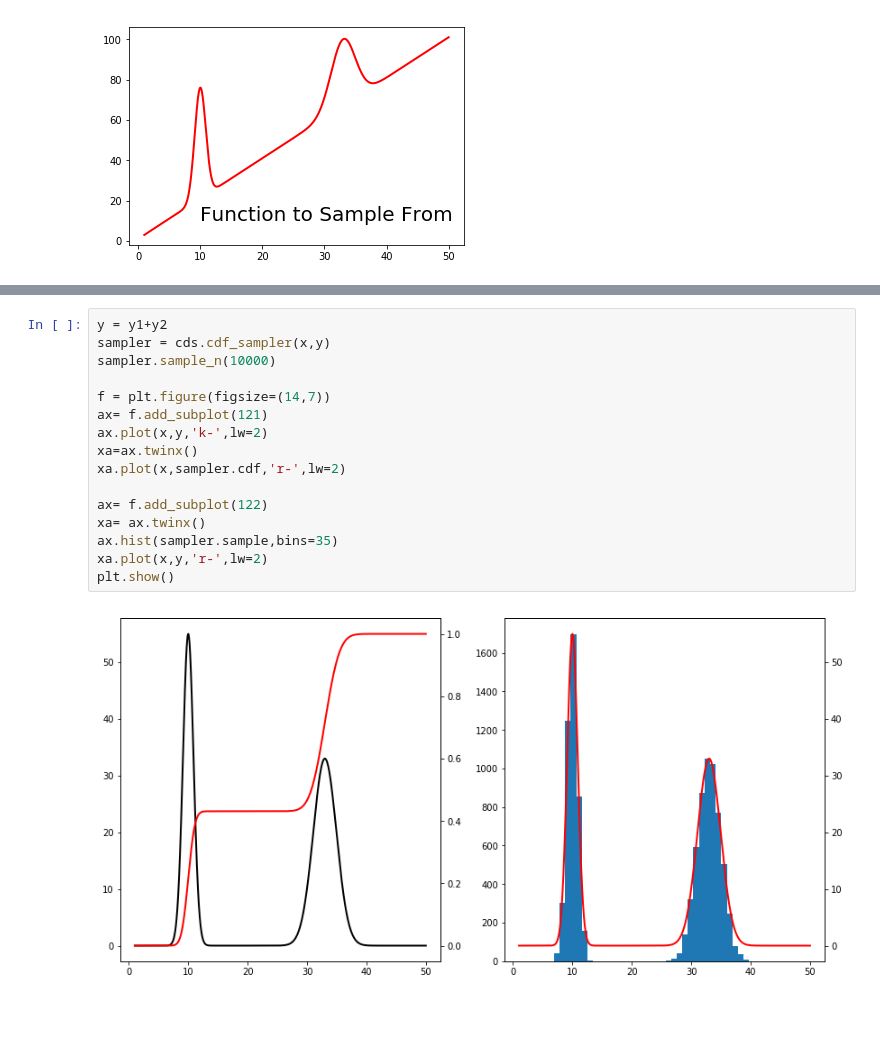
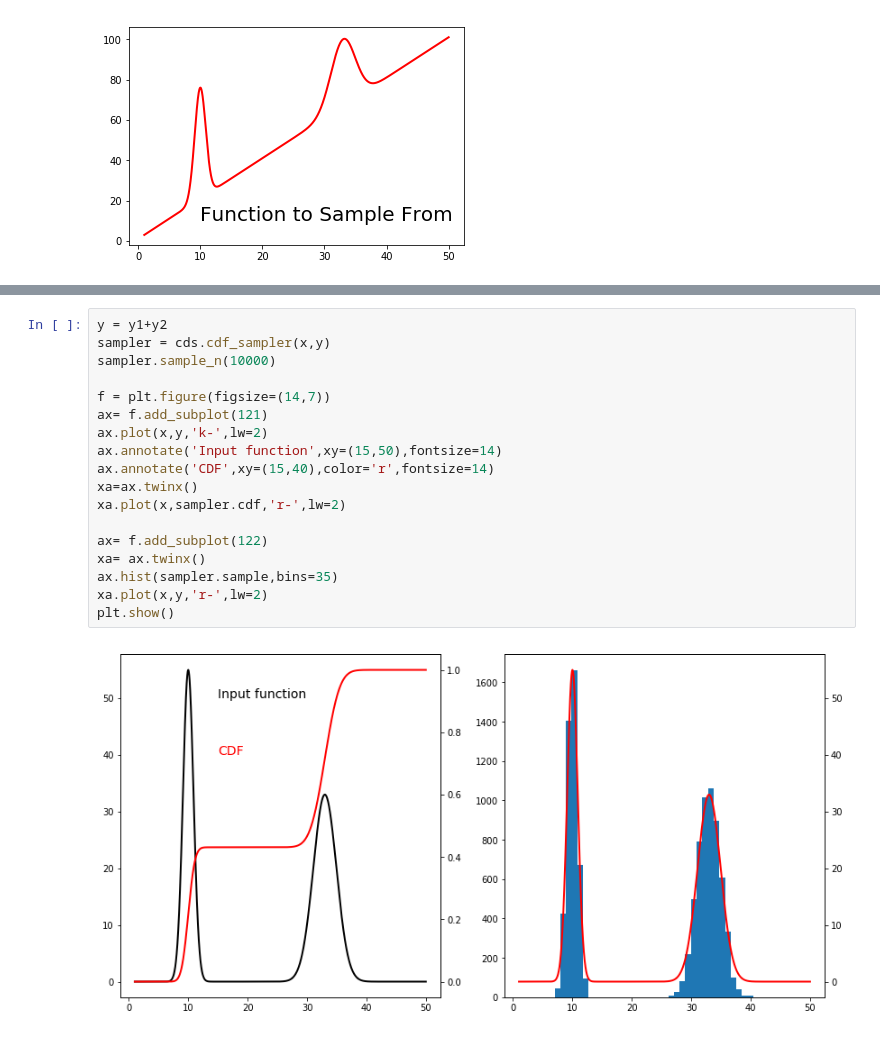
Before and after one commit to robbassett/cdf_sampler, a Jupyter notebook: CDF_sampler_exampples.ipynb, the cells around one changed output, grey strips where cells are left out. Saved outputs shown, nothing was run; the diff lists cells and outputs as text.

```diff
--- a/CDF_sampler_exampples.ipynb
+++ b/CDF_sampler_exampples.ipynb
@@ -48,18 +94,20 @@ plt.show()
 # %%
 y = y1+y2
 sampler = cds.cdf_sampler(x,y)
 sampler.sample_n(10000)
 
 f = plt.figure(figsize=(14,7))
 ax= f.add_subplot(121)
 ax.plot(x,y,'k-',lw=2)
+ax.annotate('Input function',xy=(15,50),fontsize=14)
+ax.annotate('CDF',xy=(15,40),color='r',fontsize=14)
 xa=ax.twinx()
 xa.plot(x,sampler.cdf,'r-',lw=2)
 
 ax= f.add_subplot(122)
 xa= ax.twinx()
 ax.hist(sampler.sample,bins=35)
 xa.plot(x,y,'r-',lw=2)
 plt.show()
 # %% [output]
-[figure, old version]
+[figure, new version]
```
Also changed, not shown: parts of 13 cells of this notebook.
